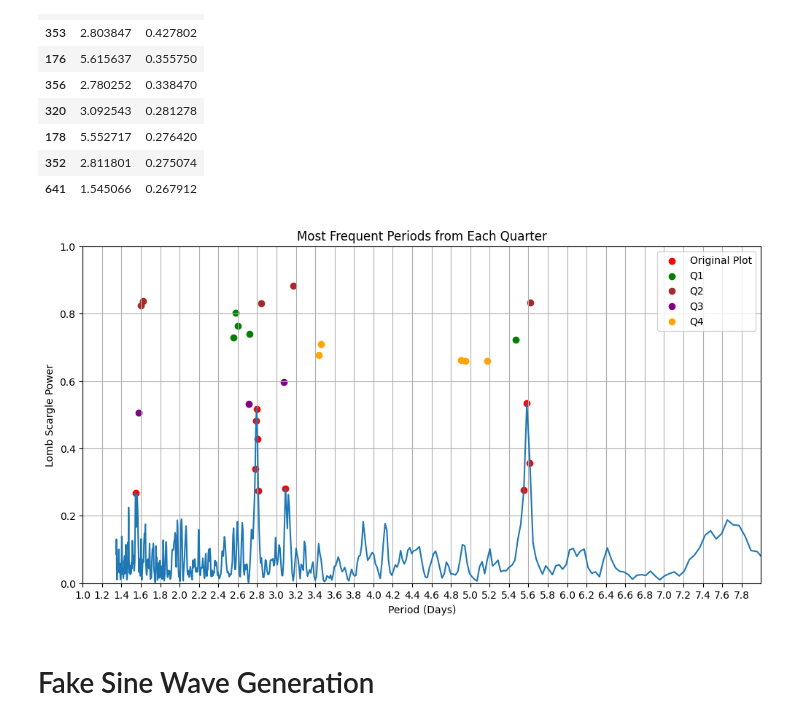
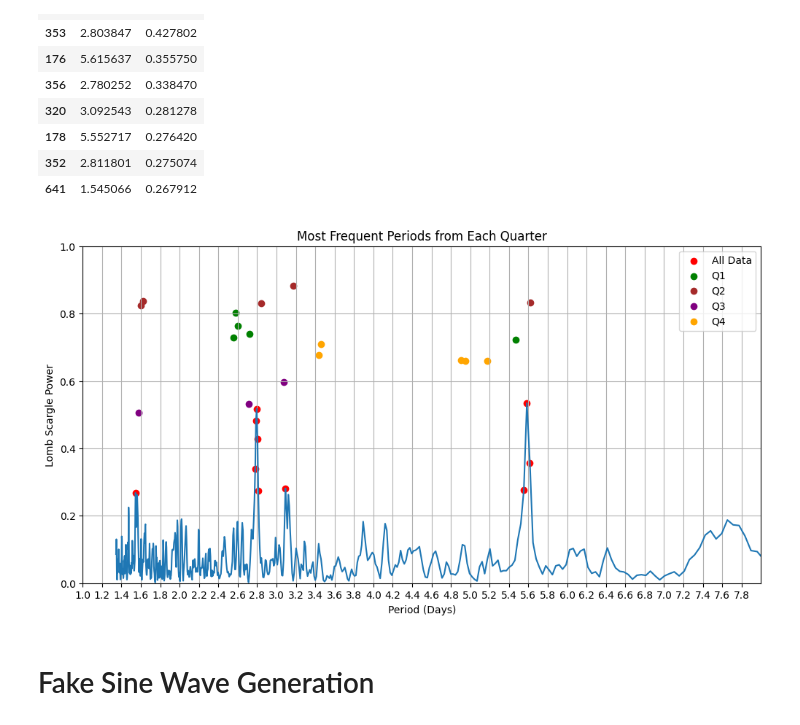
Before and after one commit to williamlee8ucb/GWAM_Lomb_Scargle, a Jupyter notebook: Subpercent_Data_LS.ipynb, the cells around one changed output. Cells and saved outputs as stored; diff of their text form; code cells hidden in the pictures.

```diff
--- a/Subpercent_Data_LS.ipynb
+++ b/Subpercent_Data_LS.ipynb
@@ -401,29 +401,29 @@ cyg_df_filtered
 # %%
 plt.figure(figsize = (12,6))
 
 t_end = 8
 
 plt.xlim(1, t_end)
 plt.ylim(0, 1)
 plt.plot(1/ls, power)
 
-plt.scatter(cyg_df_filtered["Period"], cyg_df_filtered["Power"], color = "red", label = "Original Plot")
+plt.scatter(cyg_df_filtered["Period"], cyg_df_filtered["Power"], color = "red", label = "All Data")
 
 plt.scatter(merged_quarters_df["Q1_Period"], merged_quarters_df["Q1_Power"], color = "green",  label = "Q1")
 plt.scatter(merged_quarters_df["Q2_Period"], merged_quarters_df["Q2_Power"], color = "brown", label = "Q2")
 plt.scatter(merged_quarters_df["Q3_Period"], merged_quarters_df["Q3_Power"], color = "purple", label = "Q3")
 plt.scatter(merged_quarters_df["Q4_Period"], merged_quarters_df["Q4_Power"], color = "orange", label = "Q4")
 
 plt.xticks(np.arange(1, t_end, 0.2))
 
 plt.legend()
 plt.title("Most Frequent Periods from Each Quarter")
 
 plt.xlabel("Period (Days)")
 plt.ylabel("Lomb Scargle Power")
 plt.grid()
 # %% [output]
-[figure, old version]
+[figure, new version]
 # %% [markdown]
 # Fake Sine Wave Generation
 # %%
```
Also changed, not shown: parts of 11 cells of this notebook.
